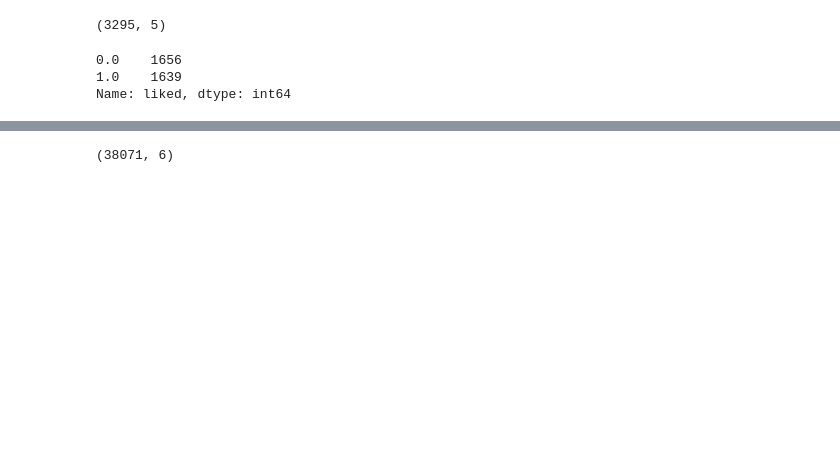
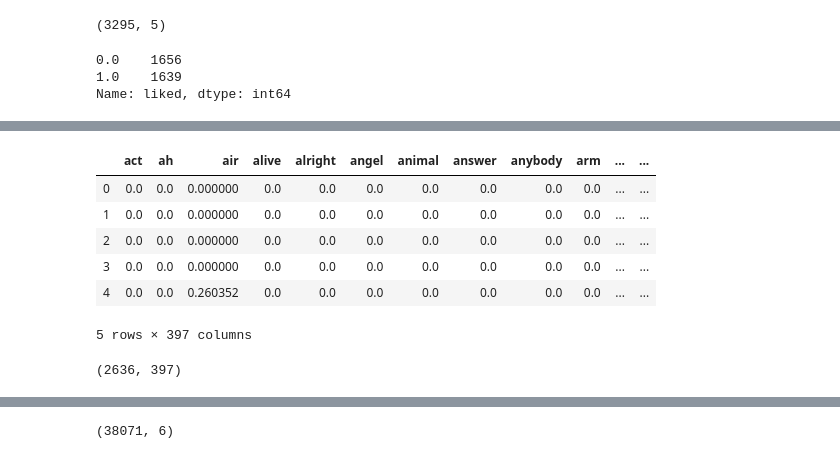
Before and after one commit to mikevad/personal_projects, a Jupyter notebook: music_rating_project/4_model_selection.ipynb, the cells around one changed output, grey strips where cells are left out. Saved outputs shown, nothing was run; the diff lists cells and outputs as text; code cells hidden in the pictures; blank space fills up the shorter version.

```diff
--- a/music_rating_project/4_model_selection.ipynb
+++ b/music_rating_project/4_model_selection.ipynb
@@ -109,14 +64,16 @@ X_train, X_test, y_train, y_test = train_test_split(X, y, test_size = .20, rando
 # %%
-# pipeline steps
+# preprocessing steps
 
 tfidf_vectorizer = TfidfVectorizer(stop_words = 'english')
+variance_filter = VarianceThreshold(.0005)
 
 word_features = ['cleaned_lyrics']
 
 steps = [
 #     ('count_vect', count_vect_no_stops),
-         ('tfidf_vectorizer', tfidf_vectorizer)
-        ]
+    ('tfidf_vectorizer', tfidf_vectorizer),
+    ('variance_filter', variance_filter) # removes low variance columns from dataset
+]
 
 word_transformer = Pipeline(steps)
 
@@ -129,5 +85,0 @@ word_transformer.fit_transform(X_train)
-# %%
-vectorized_X_train = pd.DataFrame(
-    word_transformer.fit_transform(X_train).toarray(),
-    columns = [word_transformer.named_steps['tfidf_vectorizer'].get_feature_names()]
-)
@@ -201,0 +86,20 @@ tar.add('nlp_model.sav')
+# %%
+all_columns = word_transformer.named_steps['tfidf_vectorizer'].get_feature_names()
+filtered_columns = word_transformer.named_steps['variance_filter'].get_support(indices = True)
+
+vectorized_X_train = pd.DataFrame(
+    word_transformer.fit_transform(X_train).toarray(),
+    columns = [all_columns[i] for i in filtered_columns]
+)
+# %%
+vectorized_X_train.head()
+vectorized_X_train.shape
+# %% [output]
+|  | act | ah | air | alive | alright | angel | animal | answer | anybody | arm | ... | ... |
+| 0 | 0.0 | 0.0 | 0.000000 | 0.0 | 0.0 | 0.0 | 0.0 | 0.0 | 0.0 | 0.0 | ... | ... |
+| 1 | 0.0 | 0.0 | 0.000000 | 0.0 | 0.0 | 0.0 | 0.0 | 0.0 | 0.0 | 0.0 | ... | ... |
+| 2 | 0.0 | 0.0 | 0.000000 | 0.0 | 0.0 | 0.0 | 0.0 | 0.0 | 0.0 | 0.0 | ... | ... |
+| 3 | 0.0 | 0.0 | 0.000000 | 0.0 | 0.0 | 0.0 | 0.0 | 0.0 | 0.0 | 0.0 | ... | ... |
+| 4 | 0.0 | 0.0 | 0.260352 | 0.0 | 0.0 | 0.0 | 0.0 | 0.0 | 0.0 | 0.0 | ... | ... |
+5 rows × 397 columns
+(2636, 397)
```
Also changed, not shown: parts of 64 cells of this notebook.
